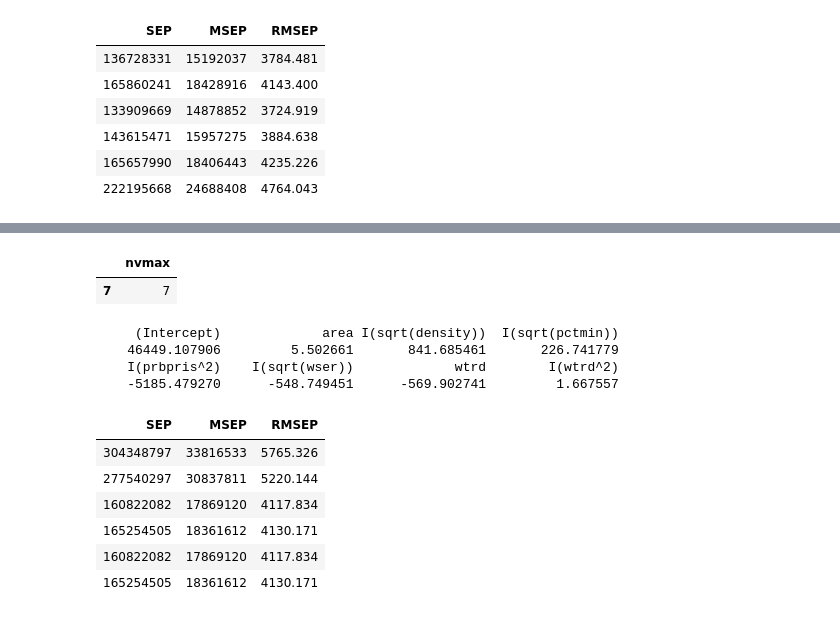
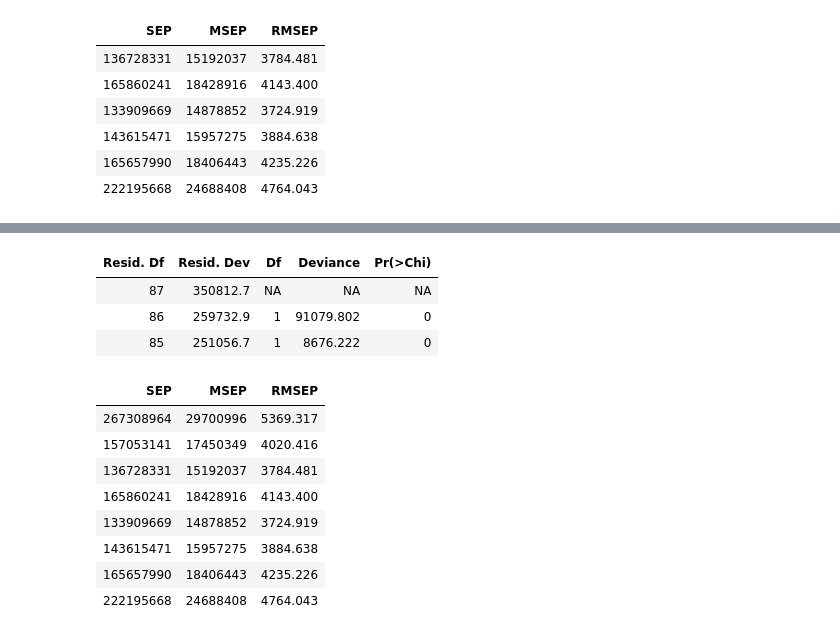
Before and after one commit to HenningAthor/SV_Crimes, a Jupyter notebook: Max/CrossValidation of Models.ipynb, the cells around one changed output, grey strips where cells are left out. Drawn from its saved outputs; the diff is of its cells as text; code cells hidden in the pictures.

```diff
--- a/Max/CrossValidation of Models.ipynb
+++ b/Max/CrossValidation of Models.ipynb
@@ -312,32 +289,32 @@ step.model$results
-# %%
-step.model$bestTune
-# %% [output]
-|  | nvmax |
-| 7 | 7 |
-# %%
-coef(step.model$finalModel, 7)
-# %% [output]
-     (Intercept)             area I(sqrt(density))  I(sqrt(pctmin))
-    46449.107906         5.502661       841.685461       226.741779
-    I(prbpris^2)    I(sqrt(wser))             wtrd        I(wtrd^2)
-    -5185.479270      -548.749451      -569.902741         1.667557
+# %%
+crimesglm1.1 = glm(crimes ~ region, data=crimes, family=poisson(link="log"))
+crimesglm1.2 = glm(crimes ~ region + prbarr, data=crimes, family=poisson(link="log"))
+crimesglm1.3 = glm(crimes ~ region + prbarr + prbpris, data=crimes, family=poisson(link="log"))
+
+anova(crimesglm1.1, crimesglm1.2, crimesglm1.3, test="LRT")
+# %% [output]
+| Resid. Df | Resid. Dev | Df | Deviance | Pr(>Chi) |
+| 87 | 350812.7 | NA | NA | NA |
+| 86 | 259732.9 | 1 | 91079.802 | 0 |
+| 85 | 251056.7 | 1 | 8676.222 | 0 |
 # %%
-#Verfeinerung Zusammenhänge
 eval(100, 9, 5, crimes, c(
-    as.formula("crimes ~ region + area + I(sqrt(density)) + I(sqrt(pctmin)) + polpc + I(polpc^2) + I(log(prbarr)) + prbpris + I(prbpris^2) + I(sqrt(wcon)) + I(log(wfir)) + I(sqrt(wser)) + wtrd + I(wtrd^2)"),
-    as.formula("crimes ~ area + I(sqrt(density)) + I(sqrt(pctmin))+ I(prbpris^2) + I(sqrt(wser)) + wtrd + I(wtrd^2)"),
-    #I(density*area)
-    as.formula("crimes ~ I(density*area) + region + area + I(sqrt(density)) + I(sqrt(pctmin)) + polpc + I(polpc^2) + I(log(prbarr)) + prbpris + I(prbpris^2) + I(sqrt(wcon)) + I(log(wfir)) + I(sqrt(wser)) + wtrd + I(wtrd^2)"),
-    as.formula("crimes ~ I(density*area) + area + I(sqrt(density)) + I(sqrt(pctmin))+ I(prbpris^2) + I(sqrt(wser)) + wtrd + I(wtrd^2)"),
-    #density*area
-    as.formula("crimes ~ I(density*area) + region + area + I(sqrt(density)) + I(sqrt(pctmin)) + polpc + I(polpc^2) + I(log(prbarr)) + prbpris + I(prbpris^2) + I(sqrt(wcon)) + I(log(wfir)) + I(sqrt(wser)) + wtrd + I(wtrd^2)"),
-    as.formula("crimes ~ I(density*area) + area + I(sqrt(density)) + I(sqrt(pctmin))+ I(prbpris^2) + I(sqrt(wser)) + wtrd + I(wtrd^2)")
+    as.formula("crimes ~ region + area + I(sqrt(density)) + I(sqrt(pctmin)) + polpc + I(polpc^2) + I(log(prbarr)) + I(sqrt(wcon)) + wtrd + I(wtrd^2)"),
+    as.formula("crimes ~ area + I(sqrt(density)) + I(sqrt(pctmin)) + wtrd + I(wtrd^2)"),
+    as.formula("crimes ~ region + area + I(sqrt(density)) + I(sqrt(pctmin)) + polpc + I(polpc^2) + I(log(prbarr)) + I(sqrt(wcon)) + wtrd + I(wtrd^2) + area:density + polpc:area"),
+    as.formula("crimes ~ area + I(sqrt(density)) + I(sqrt(pctmin)) + wtrd + I(wtrd^2) + area:density + polpc:area"),
+    as.formula("crimes ~ region + area + I(sqrt(density)) + I(sqrt(pctmin)) + polpc + I(polpc^2) + I(log(prbarr)) + I(sqrt(wcon)) + wtrd + I(wtrd^2) + area:density"),
+    as.formula("crimes ~ area + I(sqrt(density)) + I(sqrt(pctmin)) + wtrd + I(wtrd^2) + area:density"),
+    as.formula("crimes ~ region + area + I(sqrt(density)) + I(sqrt(pctmin)) + polpc + I(polpc^2) + I(log(prbarr)) + I(sqrt(wcon)) + wtrd + I(wtrd^2) + polpc:area"),
+    as.formula("crimes ~ area + I(sqrt(density)) + I(sqrt(pctmin)) + wtrd + I(wtrd^2) + polpc:area")
 ))
 # %% [output]
 | SEP | MSEP | RMSEP |
-| 304348797 | 33816533 | 5765.326 |
-| 277540297 | 30837811 | 5220.144 |
-| 160822082 | 17869120 | 4117.834 |
-| 165254505 | 18361612 | 4130.171 |
-| 160822082 | 17869120 | 4117.834 |
-| 165254505 | 18361612 | 4130.171 |
+| 267308964 | 29700996 | 5369.317 |
+| 157053141 | 17450349 | 4020.416 |
+| 136728331 | 15192037 | 3784.481 |
+| 165860241 | 18428916 | 4143.400 |
+| 133909669 | 14878852 | 3724.919 |
+| 143615471 | 15957275 | 3884.638 |
+| 165657990 | 18406443 | 4235.226 |
+| 222195668 | 24688408 | 4764.043 |
```
Also changed, not shown: parts of 3 cells of this notebook.
